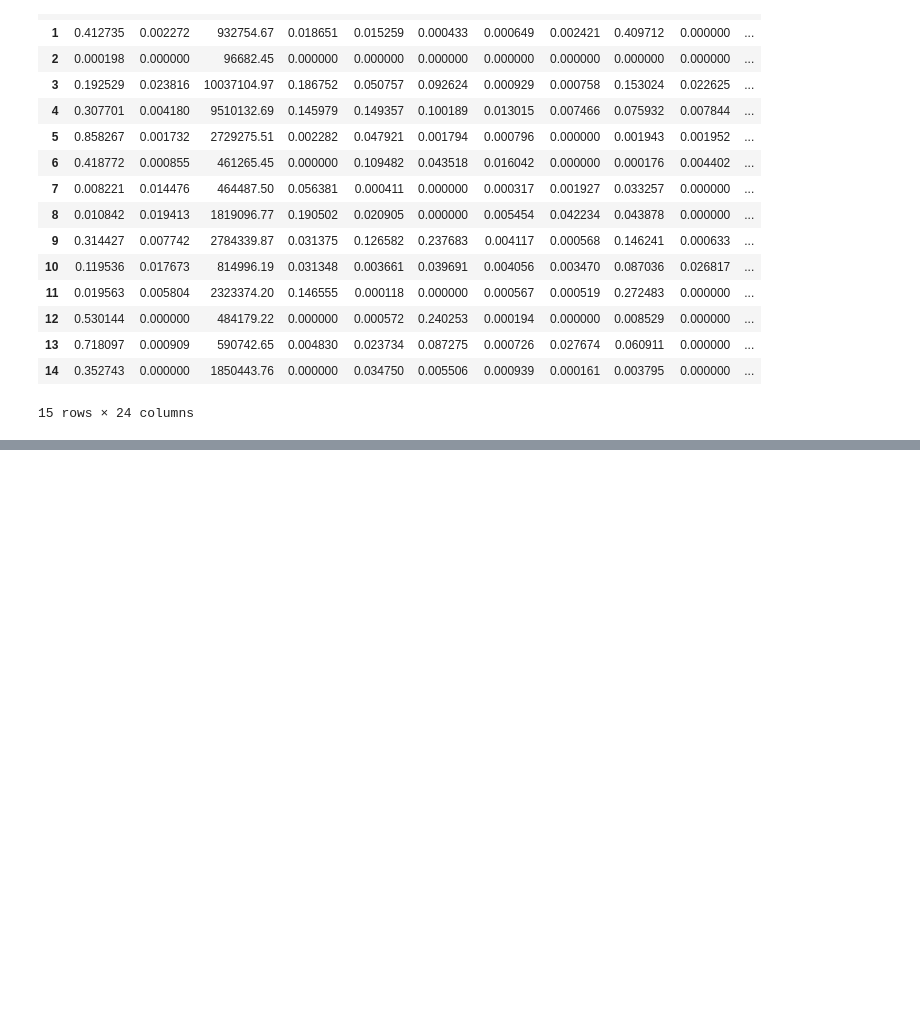
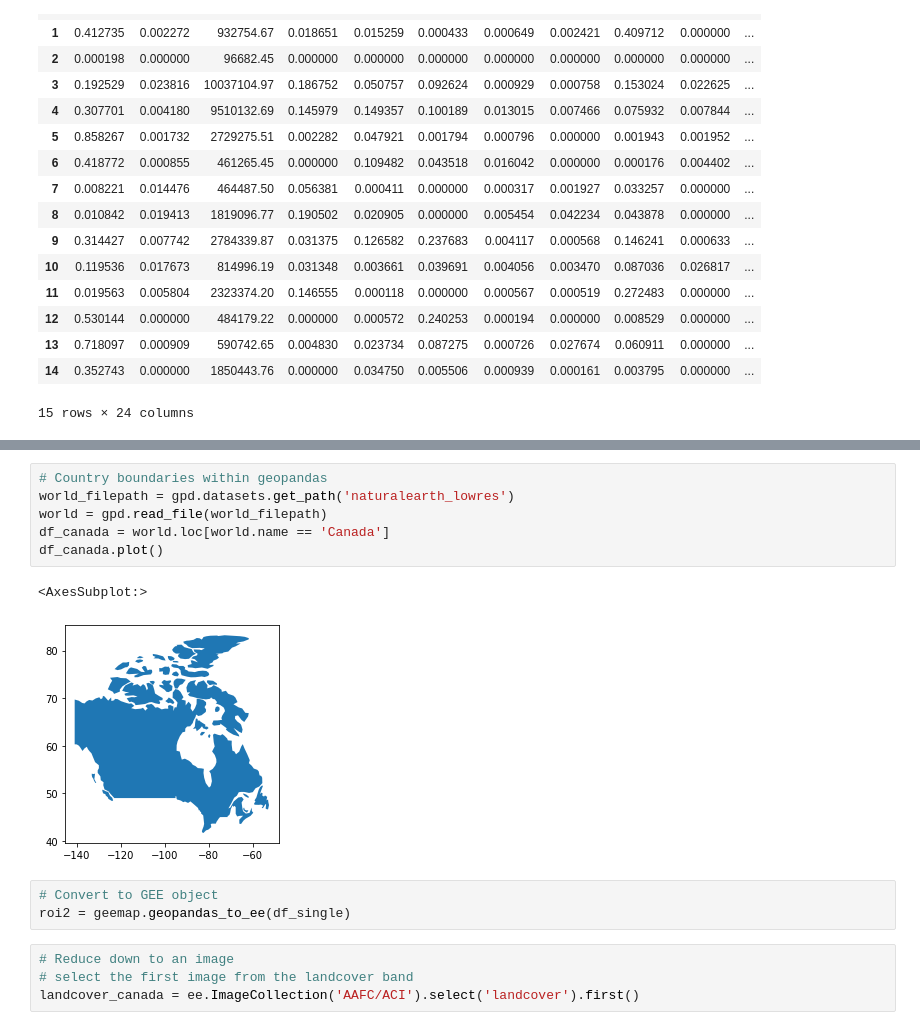
Before and after one commit to ghidora77/03_GEE_Labs_DSPG, a Jupyter notebook: 10_Operations.ipynb, the cells around one changed output, grey strips where cells are left out. Saved outputs shown, nothing was run; the diff lists cells and outputs as text; blank space fills up the shorter version.

```diff
--- a/10_Operations.ipynb
+++ b/10_Operations.ipynb
@@ -421,0 +428,16 @@ df5.head(15)
+# %%
+# Country boundaries within geopandas
+world_filepath = gpd.datasets.get_path('naturalearth_lowres')
+world = gpd.read_file(world_filepath)
+df_canada = world.loc[world.name == 'Canada']
+df_canada.plot()
+# %% [output]
+<AxesSubplot:>
+[figure, added]
+# %%
+# Convert to GEE object
+roi2 = geemap.geopandas_to_ee(df_single)
+# %%
+# Reduce down to an image
+# select the first image from the landcover band
+landcover_canada = ee.ImageCollection('AAFC/ACI').select('landcover').first()
```
Also changed, not shown: parts of 12 cells of this notebook, 1 other file.
